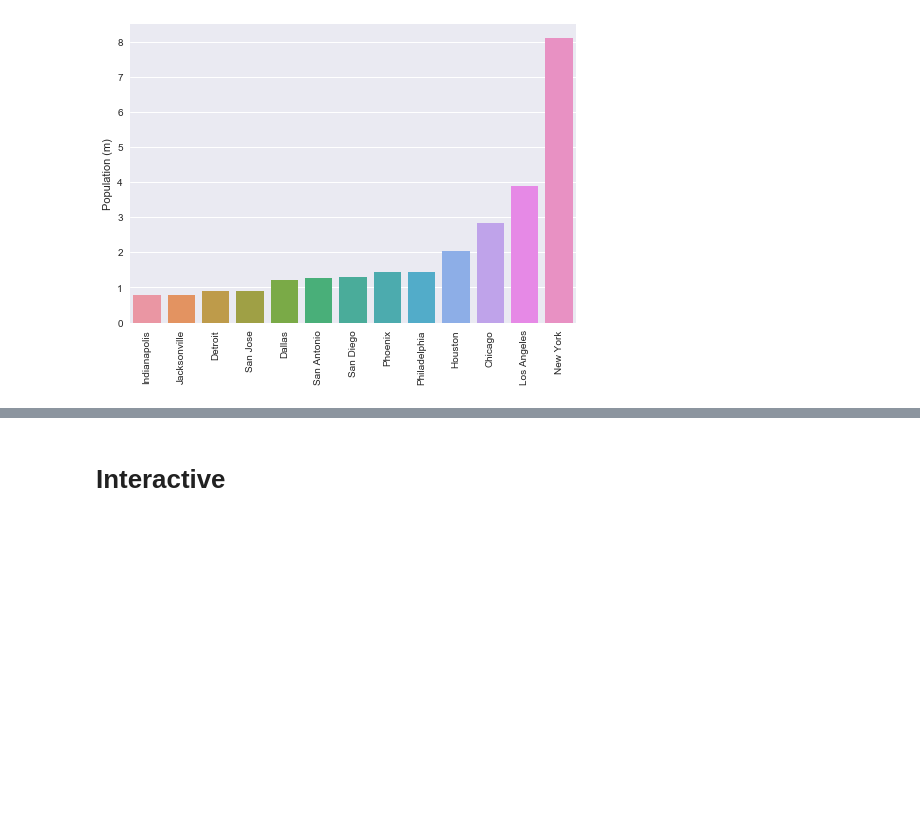
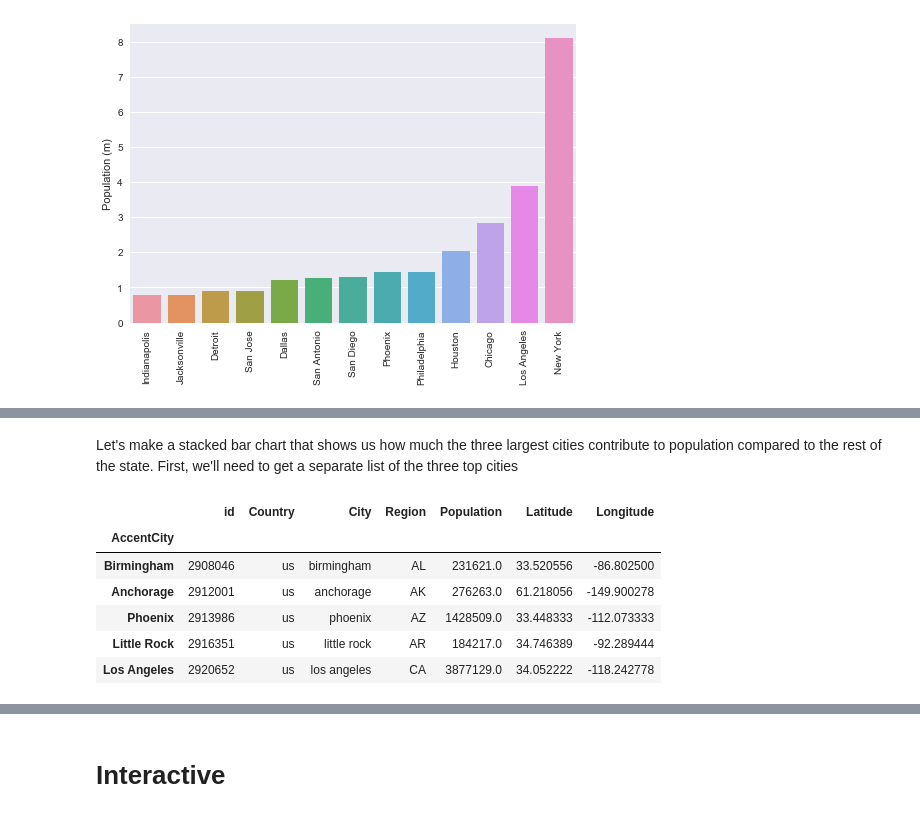
Before and after one commit to dovinmu/python-viz-notebooks, a Jupyter notebook: bar_chart.ipynb, the cells around one changed output, grey strips where cells are left out. Drawn from its saved outputs; the diff is of its cells as text; code cells hidden in the pictures; blank space fills up the shorter version.

```diff
--- a/bar_chart.ipynb
+++ b/bar_chart.ipynb
@@ -73,0 +118,13 @@ plt.show()
+# %% [markdown]
+Let's make a stacked bar chart that shows us how much the three largest cities contribute to population compared to the rest of the state. First, we'll need to get a separate list of the three top cities
+# %%
+largest_cities_idx = df.groupby(by=["Region"], sort=False)["Population"].transform(max) == df["Population"]
+df[largest_cities_idx][:5]
+# %% [output]
+|  | id | Country | City | Region | Population | Latitude | Longitude |
+| AccentCity |  |  |  |  |  |  |  |
+| Birmingham | 2908046 | us | birmingham | AL | 231621.0 | 33.520556 | -86.802500 |
+| Anchorage | 2912001 | us | anchorage | AK | 276263.0 | 61.218056 | -149.900278 |
+| Phoenix | 2913986 | us | phoenix | AZ | 1428509.0 | 33.448333 | -112.073333 |
+| Little Rock | 2916351 | us | little rock | AR | 184217.0 | 34.746389 | -92.289444 |
+| Los Angeles | 2920652 | us | los angeles | CA | 3877129.0 | 34.052222 | -118.242778 |
```
Also changed, not shown: parts of 9 cells of this notebook.
